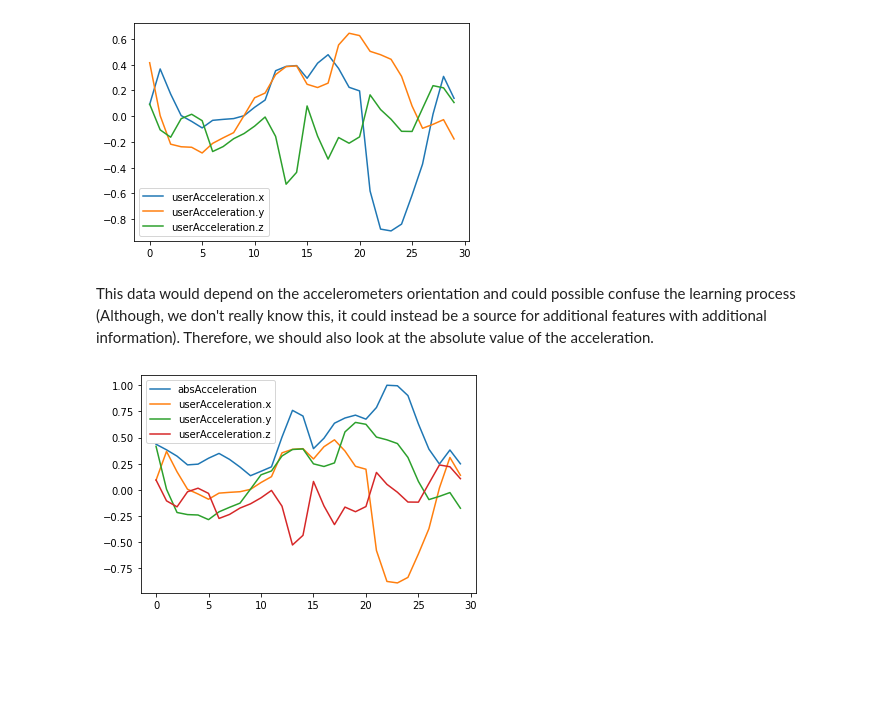
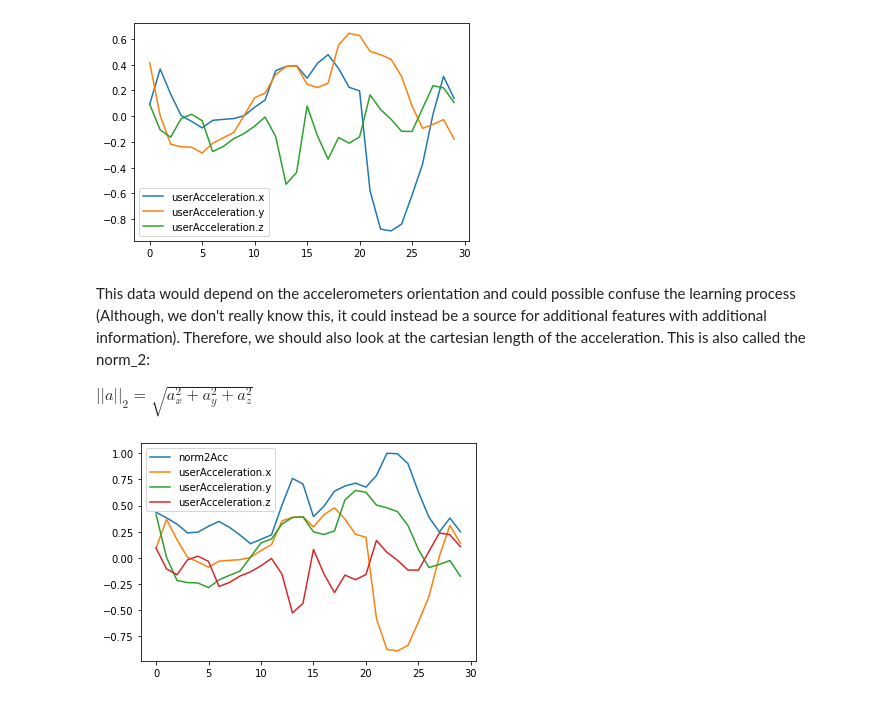
Before and after one commit to thomashaaland/sensorStep, a Jupyter notebook: Motionsense.ipynb, the cells around one changed output. Cells and saved outputs as stored; diff of their text form; code cells hidden in the pictures; blank space fills up the shorter version.

```diff
--- a/Motionsense.ipynb
+++ b/Motionsense.ipynb
@@ -49,11 +50,13 @@ plt.show()
 # %% [output]
 [figure]
 # %% [markdown]
-This data would depend on the accelerometers orientation and could possible confuse the learning process (Although, we don't really know this, it could instead be a source for additional features with additional information). Therefore, we should also look at the absolute value of the acceleration.
+This data would depend on the accelerometers orientation and could possible confuse the learning process (Although, we don't really know this, it could instead be a source for additional features with additional information). Therefore, we should also look at the cartesian length of the acceleration. This is also called the norm_2:
+
+$||a||_2 = \sqrt{a_x^2 + a_y^2 + a_z^2}$
 # %%
-data_stream_1subject["absAcceleration"] = np.sqrt((data_stream_1subject[acc_cols]**2).sum(axis = 1))
+data_stream_1subject["norm2Acc"] = np.sqrt((data_stream_1subject[acc_cols]**2).sum(axis = 1))
 # %%
-data_stream_1subject[["absAcceleration"] + acc_cols].iloc[0:30].plot()
+data_stream_1subject[["norm2Acc"] + acc_cols].iloc[0:30].plot()
 plt.show()
 # %% [output]
-[figure, old version]
+[figure, new version]
```
Also changed, not shown: parts of 16 cells of this notebook.
